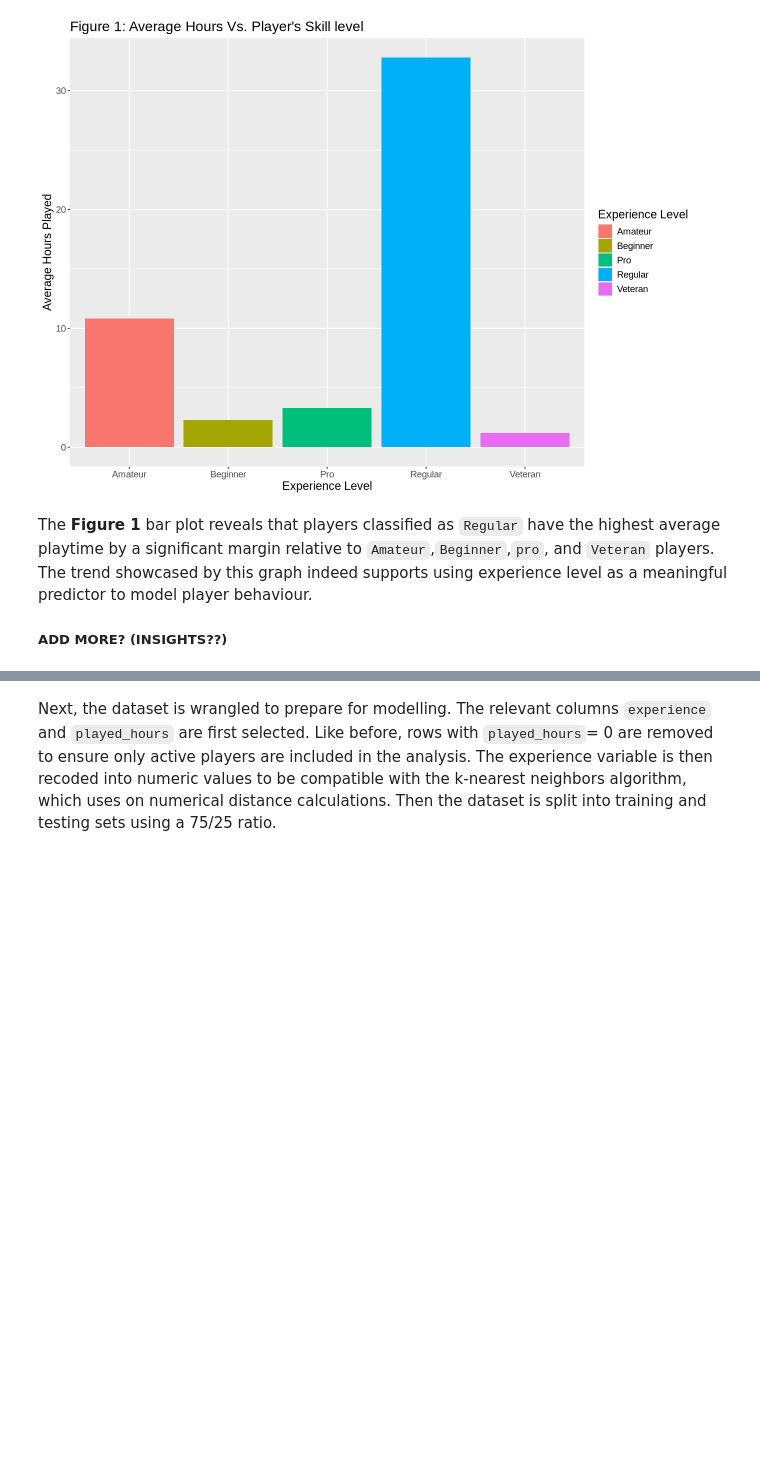
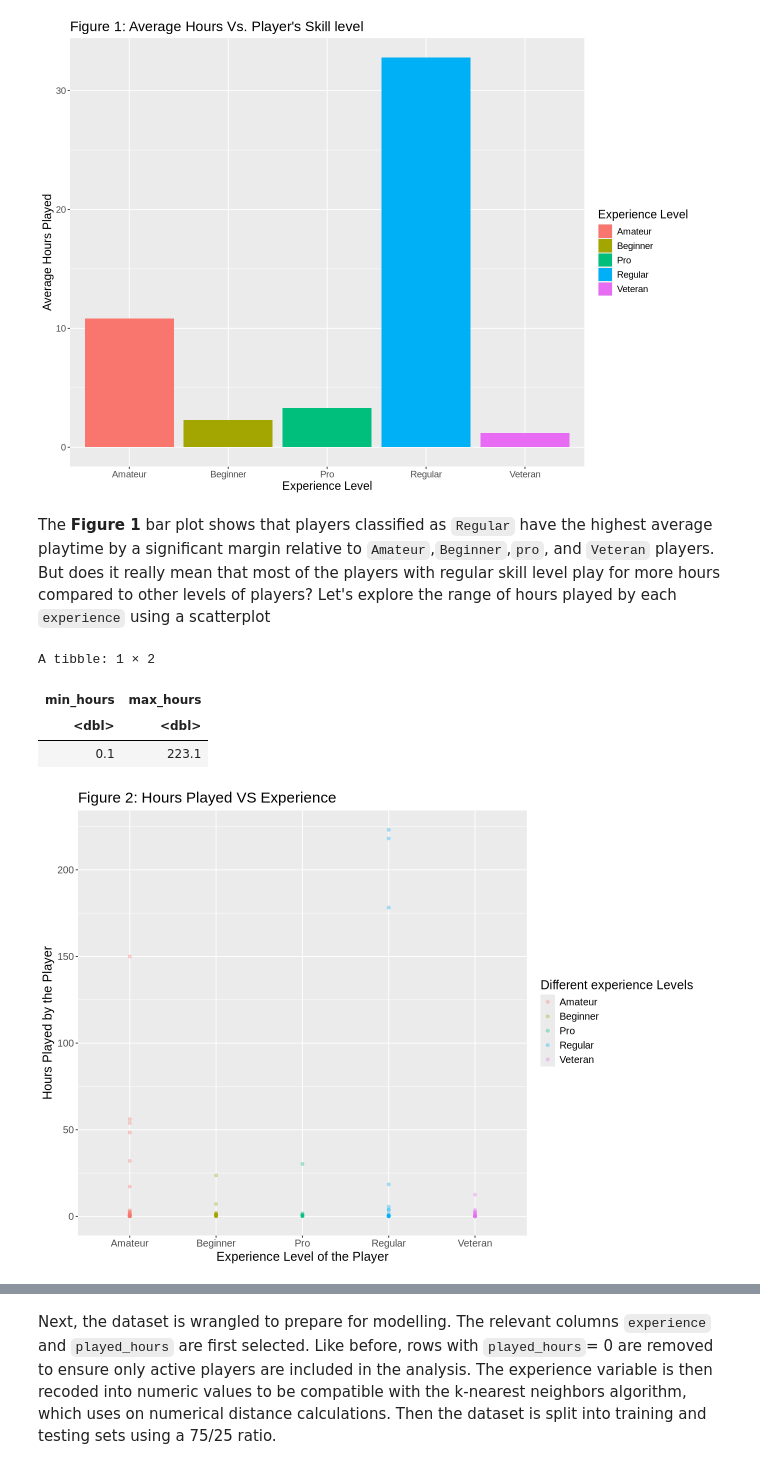
Before and after one commit to bhxxmika/DSCI-Group-Project-, a Jupyter notebook: Group_project.ipynb, the cells around one changed output, grey strips where cells are left out. Saved outputs shown, nothing was run; the diff lists cells and outputs as text; code cells hidden in the pictures; blank space fills up the shorter version.

```diff
--- a/Group_project.ipynb
+++ b/Group_project.ipynb
@@ -124,5 +106,27 @@ A tibble: 5 × 2
 | Veteran | 1.196154 |
 [figure]
 # %% [markdown]
-The **Figure 1** bar plot reveals that players classified as `Regular` have the highest average playtime by a significant margin relative to `Amateur`,`Beginner`,`pro`, and `Veteran` players. The trend showcased by this graph indeed supports using experience level as a meaningful predictor to model player behaviour.
-##### ADD MORE? (INSIGHTS??)
+The **Figure 1** bar plot shows that players classified as `Regular` have the highest average playtime by a significant margin relative to `Amateur`,`Beginner`,`pro`, and `Veteran` players. But does it really mean that most of the players with regular skill level play for more hours compared to other levels of players? Let's explore the range of hours played by each `experience` using a scatterplot
+# %%
+# Visualizing the range hours player's play VS their experience level using a scatterplot
+
+hours_vs_experience <- players_data |>
+                    filter(played_hours > 0) |>
+                    ggplot(aes(x = experience, y = played_hours, color = experience)) +
+                    geom_point(alpha = 0.3) +
+                    labs(x = "Experience Level of the Player", y = "Hours Played by the Player",
+                         color = "Different experience Levels", title = "Figure 2: Hours Played VS Experience") +
+                    theme(text = element_text(size = 15))
+hours_vs_experience
+
+#Finding the minimum and maximum hours
+hours_range <- players_data |>
+        filter(played_hours > 0) |>
+        summarize(min_hours = min(played_hours), max_hours = max(played_hours))
+hours_range
+# %% [output]
+A tibble: 1 × 2
+| min_hours | max_hours |
+| <dbl> | <dbl> |
+| 0.1 | 223.1 |
+[figure, added]
```
Also changed, not shown: parts of 6 cells of this notebook.
